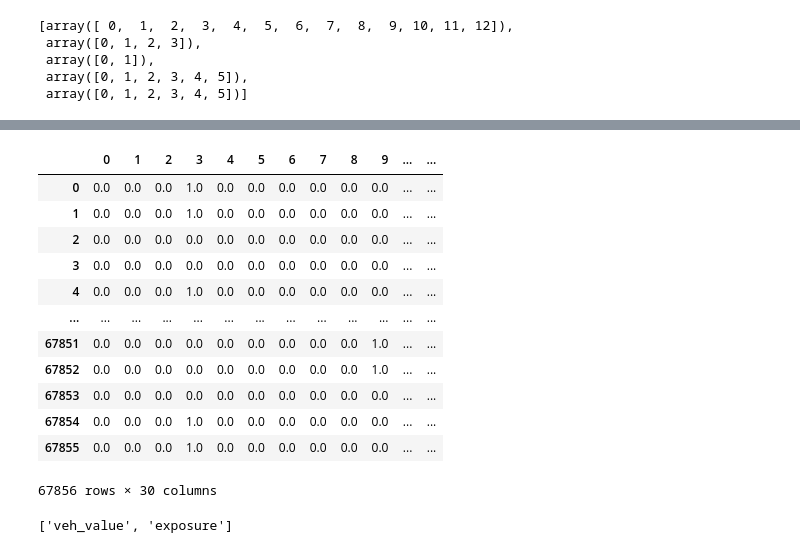
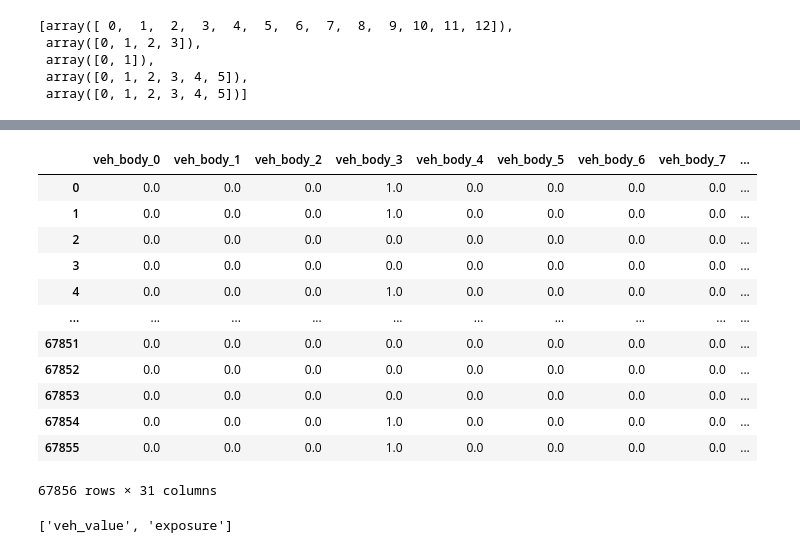
Before and after one commit to szendiagoston/TabNet, a Jupyter notebook: TabNet.ipynb, the cells around one changed output, grey strips where cells are left out. Cells and saved outputs as stored; diff of their text form; code cells hidden in the pictures.

```diff
--- a/TabNet.ipynb
+++ b/TabNet.ipynb
@@ -694,12 +716,19 @@ veh_age 4
 gender 2
 area 6
 agecat 6
+# %%
+def col_name(a, b):
+  if a == "feature":
+    return a+b
+  i = int(a[1:])
+  #print(a, b)
+  return f"{categorical_columns[i]}_{b}"
 # %%
 one_hot_encoder = preprocessing.OneHotEncoder(
     #categories = 'auto', # Az adatból határozza meg, hogy milyen kategóriák vannak.
-    drop = 'if_binary', # Kétértékű változókat binárisan kódoljon el, 2 < n értékű változókat n hosszó vektorként.
-    sparse = False # numpy arrayt adjon vissza.
-    #feature_name_combiner = "concat" #Így látnám, milyen kategóriák lettek, de nem működik.
+    #drop = 'if_binary', # Kétértékű változókat binárisan kódoljon el, 2 < n értékű változókat n hosszó vektorként.
+    sparse_output = False, # numpy arrayt adjon vissza.
+    feature_name_combiner = col_name #"concat" #Így látnám, milyen kategóriák lettek, de nem működik.
 )
 
 encoded_features = one_hot_encoder.fit_transform(features[categorical_columns]) # Transzformáljuk az adathalmazt.
@@ -714,20 +755,20 @@ one_hot_encoder.categories_ #Jól működik.
 # %%
 #Hogy láthatnám, melyik oszlop miből lett?
-pd.DataFrame(encoded_features) #Azért nem 13 + 4 + 2 + 6 + 6 = 31, mert volt egy bináris változó, amit 1 oszlopként kódolt.
+pd.DataFrame(encoded_features, columns = one_hot_encoder.get_feature_names_out()) #Azért nem 13 + 4 + 2 + 6 + 6 = 31, mert volt egy bináris változó, amit 1 oszlopként kódolt.
 # %% [output]
-|  | 0 | 1 | 2 | 3 | 4 | 5 | 6 | 7 | 8 | 9 | ... | ... |
-| 0 | 0.0 | 0.0 | 0.0 | 1.0 | 0.0 | 0.0 | 0.0 | 0.0 | 0.0 | 0.0 | ... | ... |
-| 1 | 0.0 | 0.0 | 0.0 | 1.0 | 0.0 | 0.0 | 0.0 | 0.0 | 0.0 | 0.0 | ... | ... |
-| 2 | 0.0 | 0.0 | 0.0 | 0.0 | 0.0 | 0.0 | 0.0 | 0.0 | 0.0 | 0.0 | ... | ... |
-| 3 | 0.0 | 0.0 | 0.0 | 0.0 | 0.0 | 0.0 | 0.0 | 0.0 | 0.0 | 0.0 | ... | ... |
-| 4 | 0.0 | 0.0 | 0.0 | 1.0 | 0.0 | 0.0 | 0.0 | 0.0 | 0.0 | 0.0 | ... | ... |
-| ... | ... | ... | ... | ... | ... | ... | ... | ... | ... | ... | ... | ... |
-| 67851 | 0.0 | 0.0 | 0.0 | 0.0 | 0.0 | 0.0 | 0.0 | 0.0 | 0.0 | 1.0 | ... | ... |
-| 67852 | 0.0 | 0.0 | 0.0 | 0.0 | 0.0 | 0.0 | 0.0 | 0.0 | 0.0 | 1.0 | ... | ... |
-| 67853 | 0.0 | 0.0 | 0.0 | 0.0 | 0.0 | 0.0 | 0.0 | 0.0 | 0.0 | 0.0 | ... | ... |
-| 67854 | 0.0 | 0.0 | 0.0 | 1.0 | 0.0 | 0.0 | 0.0 | 0.0 | 0.0 | 0.0 | ... | ... |
-| 67855 | 0.0 | 0.0 | 0.0 | 1.0 | 0.0 | 0.0 | 0.0 | 0.0 | 0.0 | 0.0 | ... | ... |
+|  | veh_body_0 | veh_body_1 | veh_body_2 | veh_body_3 | veh_body_4 | veh_body_5 | veh_body_6 | veh_body_7 | ... |
+| 0 | 0.0 | 0.0 | 0.0 | 1.0 | 0.0 | 0.0 | 0.0 | 0.0 | ... |
+| 1 | 0.0 | 0.0 | 0.0 | 1.0 | 0.0 | 0.0 | 0.0 | 0.0 | ... |
+| 2 | 0.0 | 0.0 | 0.0 | 0.0 | 0.0 | 0.0 | 0.0 | 0.0 | ... |
+| 3 | 0.0 | 0.0 | 0.0 | 0.0 | 0.0 | 0.0 | 0.0 | 0.0 | ... |
+| 4 | 0.0 | 0.0 | 0.0 | 1.0 | 0.0 | 0.0 | 0.0 | 0.0 | ... |
+| ... | ... | ... | ... | ... | ... | ... | ... | ... | ... |
+| 67851 | 0.0 | 0.0 | 0.0 | 0.0 | 0.0 | 0.0 | 0.0 | 0.0 | ... |
+| 67852 | 0.0 | 0.0 | 0.0 | 0.0 | 0.0 | 0.0 | 0.0 | 0.0 | ... |
+| 67853 | 0.0 | 0.0 | 0.0 | 0.0 | 0.0 | 0.0 | 0.0 | 0.0 | ... |
+| 67854 | 0.0 | 0.0 | 0.0 | 1.0 | 0.0 | 0.0 | 0.0 | 0.0 | ... |
+| 67855 | 0.0 | 0.0 | 0.0 | 1.0 | 0.0 | 0.0 | 0.0 | 0.0 | ... |
-67856 rows × 30 columns
+67856 rows × 31 columns
 # %%
 numerical_columns = [col for col in features.columns if col not in categorical_columns]
 numerical_columns
```
Also changed, not shown: parts of 13 cells of this notebook.
